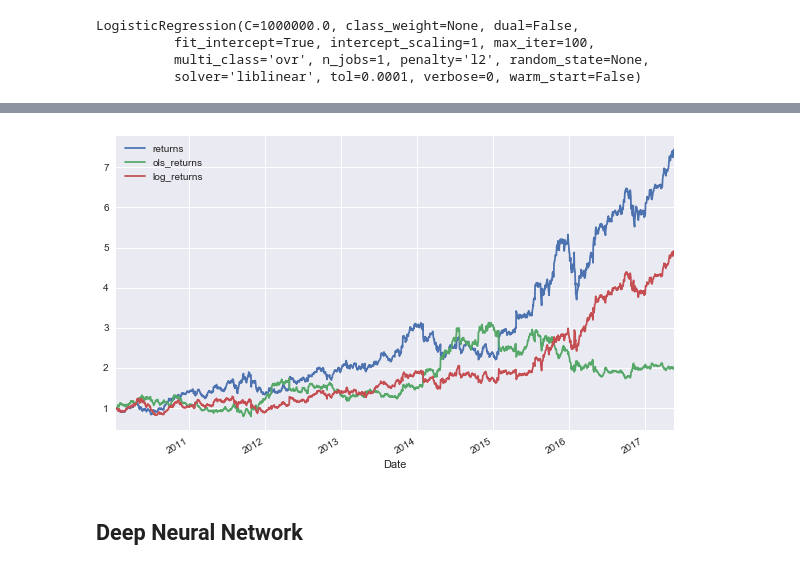
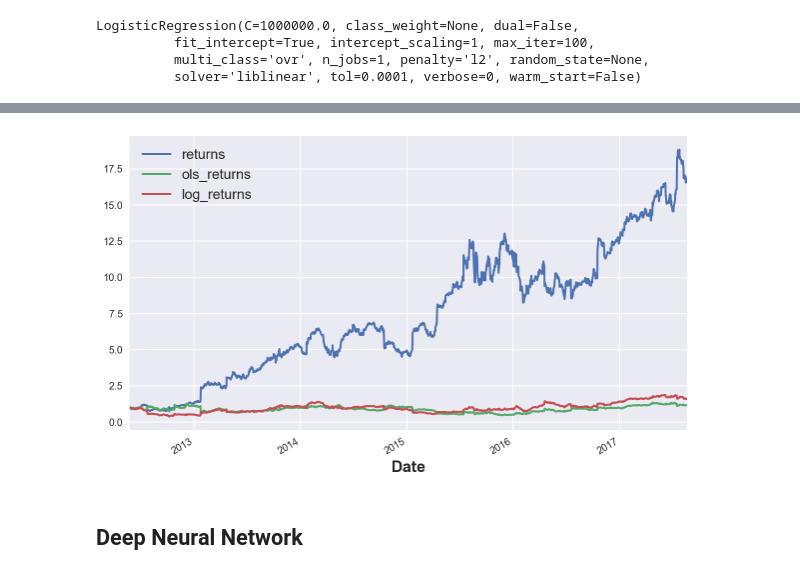
Before and after one commit to dacatay/time-series-analysis, a Jupyter notebook: 07_Stock_Market_Prediction.ipynb, the cells around one changed output, grey strips where cells are left out. Saved outputs shown, nothing was run; the diff lists cells and outputs as text; code cells hidden in the pictures.

```diff
--- a/07_Stock_Market_Prediction.ipynb
+++ b/07_Stock_Market_Prediction.ipynb
@@ -215,3 +236,3 @@ c.value_counts()[1] / (c.value_counts().sum())
 # %%
-data['ols_returns'] = data['returns'] * data['ols_pred']
+df['ols_returns'] = df['returns'] * df['ols_pred']
 # %%
@@ -225,12 +247,12 @@ from sklearn import linear_model
 # %%
 lm = linear_model.LogisticRegression(C = 1e6)
 # %%
-lm.fit(data[cols], np.sign(data['returns']))
+lm.fit(df[cols], np.sign(df['returns']))
 # %% [output]
 LogisticRegression(C=1000000.0, class_weight=None, dual=False,
           fit_intercept=True, intercept_scaling=1, max_iter=100,
           multi_class='ovr', n_jobs=1, penalty='l2', random_state=None,
           solver='liblinear', tol=0.0001, verbose=0, warm_start=False)
 # %%
-data['log_pred'] = lm.predict(data[cols])
+df['log_pred'] = lm.predict(df[cols])
 # %%
@@ -246,10 +268,9 @@ data.head()
 # %%
-data['log_returns'] = data['returns'] * data['log_pred']
+df['log_returns'] = df['returns'] * df['log_pred']
 # %%
-data[['returns', 'ols_returns', 'log_returns']].cumsum(
-        ).apply(np.exp).plot(figsize=(10, 6));
+df[['returns', 'ols_returns', 'log_returns']].cumsum().apply(np.exp).plot(figsize=(10, 6));
 # %% [output]
-[figure, old version]
+[figure, new version]
 # %% [markdown]
 ## Deep Neural Network
 # %%
```
Also changed, not shown: parts of 36 cells of this notebook, 8 other files.
